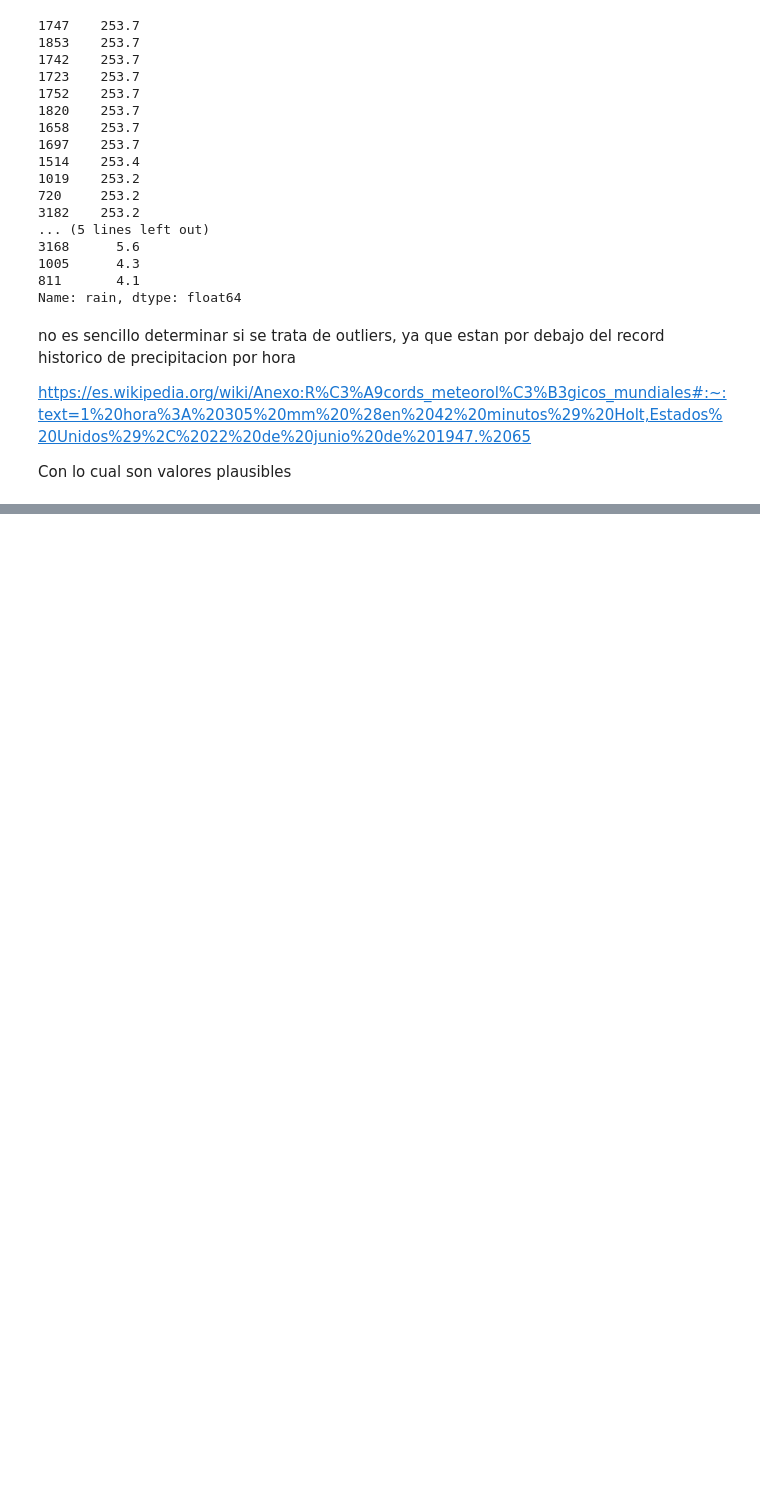
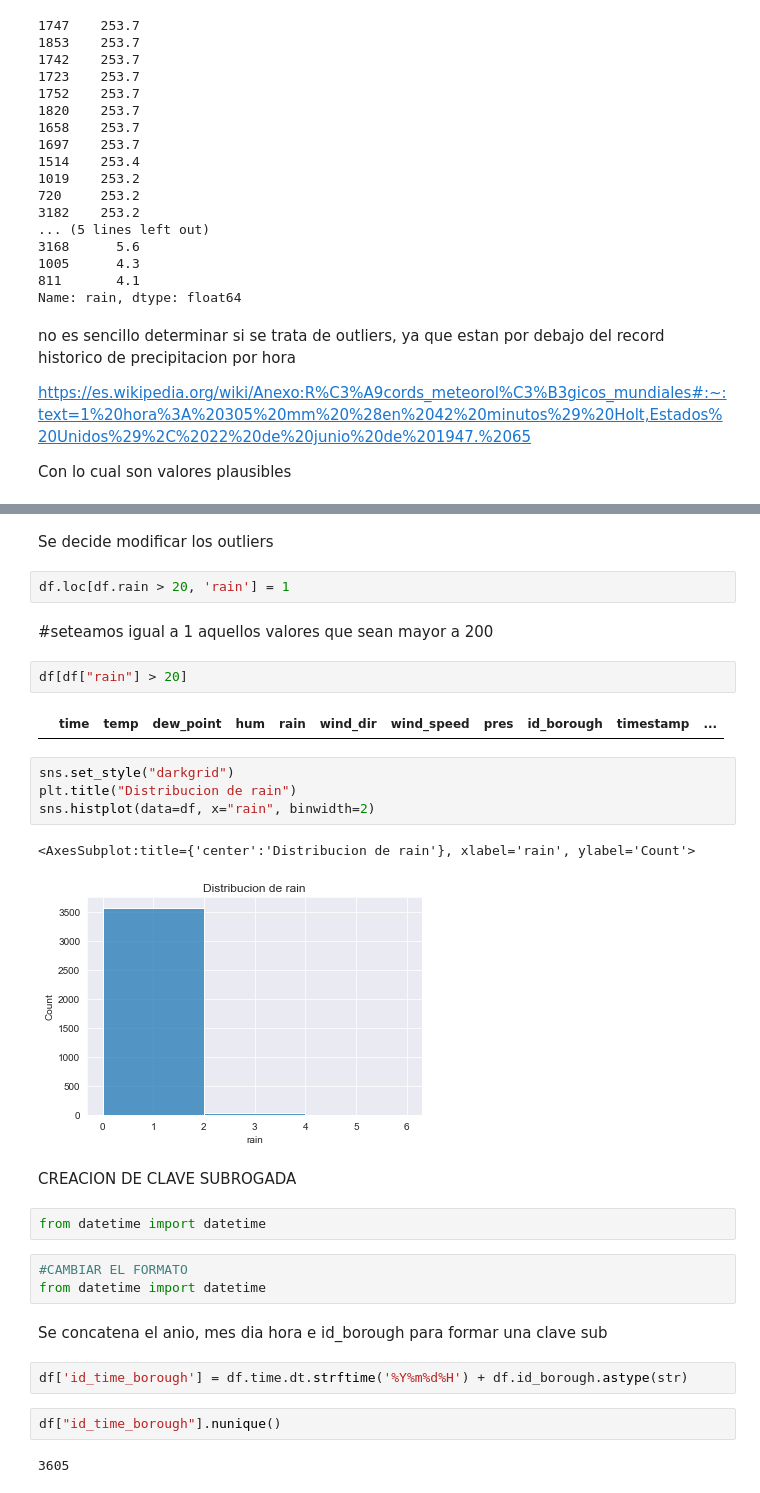
Before and after one commit to namdiv/Final_project, a Jupyter notebook: weather_data.ipynb, the cells around one changed output, grey strips where cells are left out. Saved outputs shown, nothing was run; the diff lists cells and outputs as text; blank space fills up the shorter version.

```diff
--- a/weather_data.ipynb
+++ b/weather_data.ipynb
@@ -299,0 +338,32 @@ Con lo cual son valores plausibles
+# %% [markdown]
+Se decide modificar los outliers
+# %%
+df.loc[df.rain > 20, 'rain'] = 1
+# %% [markdown]
+#seteamos igual a 1 aquellos valores que sean mayor a 200
+# %%
+df[df["rain"] > 20]
+# %% [output]
+|  | time | temp | dew_point | hum | rain | wind_dir | wind_speed | pres | id_borough | timestamp | ... |
+# %%
+sns.set_style("darkgrid")
+plt.title("Distribucion de rain")
+sns.histplot(data=df, x="rain", binwidth=2)
+# %% [output]
+<AxesSubplot:title={'center':'Distribucion de rain'}, xlabel='rain', ylabel='Count'>
+[figure, added]
+# %% [markdown]
+CREACION DE CLAVE SUBROGADA
+# %%
+from datetime import datetime
+# %%
+#CAMBIAR EL FORMATO
+from datetime import datetime
+# %% [markdown]
+Se concatena el anio, mes dia hora e id_borough para formar una clave sub
+# %%
+df['id_time_borough'] = df.time.dt.strftime('%Y%m%d%H') + df.id_borough.astype(str)
+# %%
+df["id_time_borough"].nunique()
+# %% [output]
+3605
```
Also changed, not shown: parts of 5 cells of this notebook.
